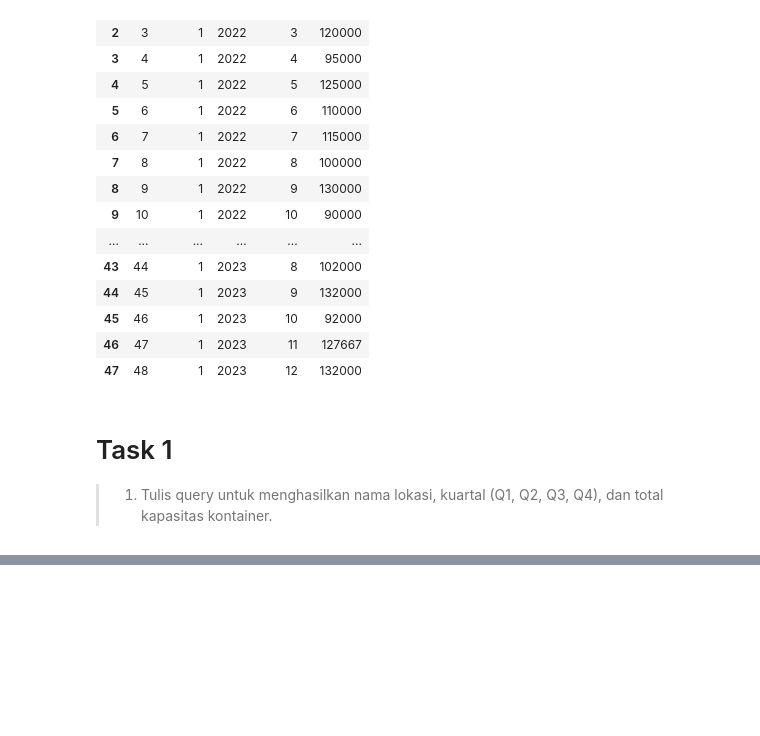
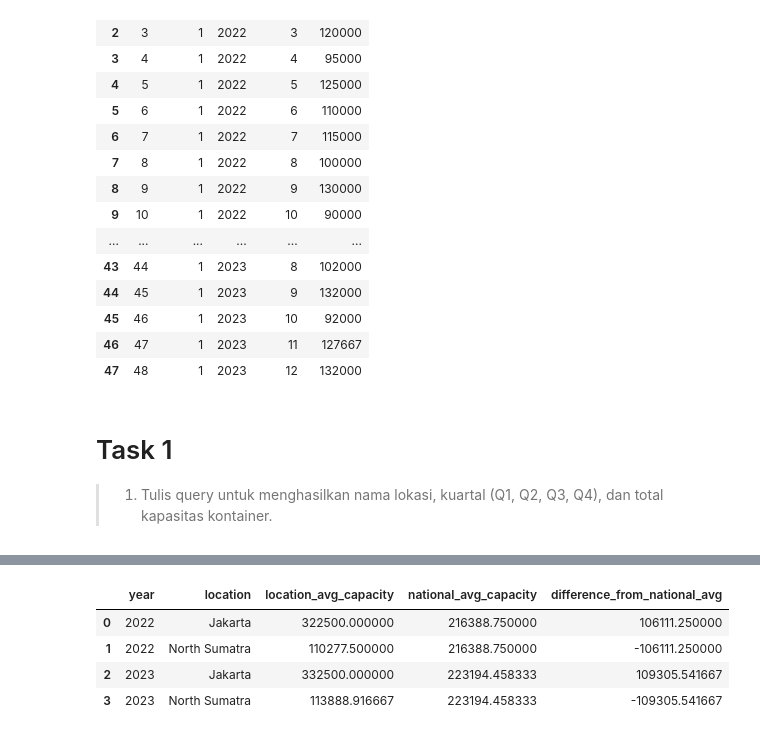
Before and after one commit to aldidoanta/ilcs-case-study, a Jupyter notebook: 3/3.ipynb, the cells around one changed output, grey strips where cells are left out. Drawn from its saved outputs; the diff is of its cells as text; code cells hidden in the pictures; blank space fills up the shorter version.

```diff
--- a/3/3.ipynb
+++ b/3/3.ipynb
@@ -115,0 +148,31 @@ pd.read_sql('SELECT * from details', conn)
+# %%
+# pd.read_sql('''SELECT c.year, d.location,
+#             AVG(c.capacity) as location_avg_capacity,
+#             AVG(c.capacity) OVER (PARTITION BY c.year) as national_avg_capacity,
+#             (AVG(c.capacity) - AVG(c.capacity) OVER (PARTITION BY c.year)) as difference_from_national_avg
+#             FROM details d
+#             LEFT JOIN capacities c ON c.port_id = d.port_id
+#             GROUP BY c.year, d.location
+#             ORDER BY c.year,d.location''', conn)
+
+pd.read_sql('''SELECT data.*,
+                AVG(data.location_avg_capacity) OVER (PARTITION BY data.year)
+                  as national_avg_capacity,
+                (data.location_avg_capacity - AVG(data.location_avg_capacity) OVER (PARTITION BY data.year))
+                  as difference_from_national_avg
+            FROM (
+              SELECT c.year as year,
+                d.location as location,
+                AVG(c.capacity) as location_avg_capacity
+              FROM details d LEFT JOIN capacities c ON c.port_id = d.port_id
+              GROUP BY c.year, d.location
+              ORDER BY c.year, d.location
+            ) data
+            ORDER BY data.year, data.location
+            ''', conn)
+# %% [output]
+|  | year | location | location_avg_capacity | national_avg_capacity | difference_from_national_avg |
+| 0 | 2022 | Jakarta | 322500.000000 | 216388.750000 | 106111.250000 |
+| 1 | 2022 | North Sumatra | 110277.500000 | 216388.750000 | -106111.250000 |
+| 2 | 2023 | Jakarta | 332500.000000 | 223194.458333 | 109305.541667 |
+| 3 | 2023 | North Sumatra | 113888.916667 | 223194.458333 | -109305.541667 |
```
Also changed, not shown: parts of 4 cells of this notebook.
